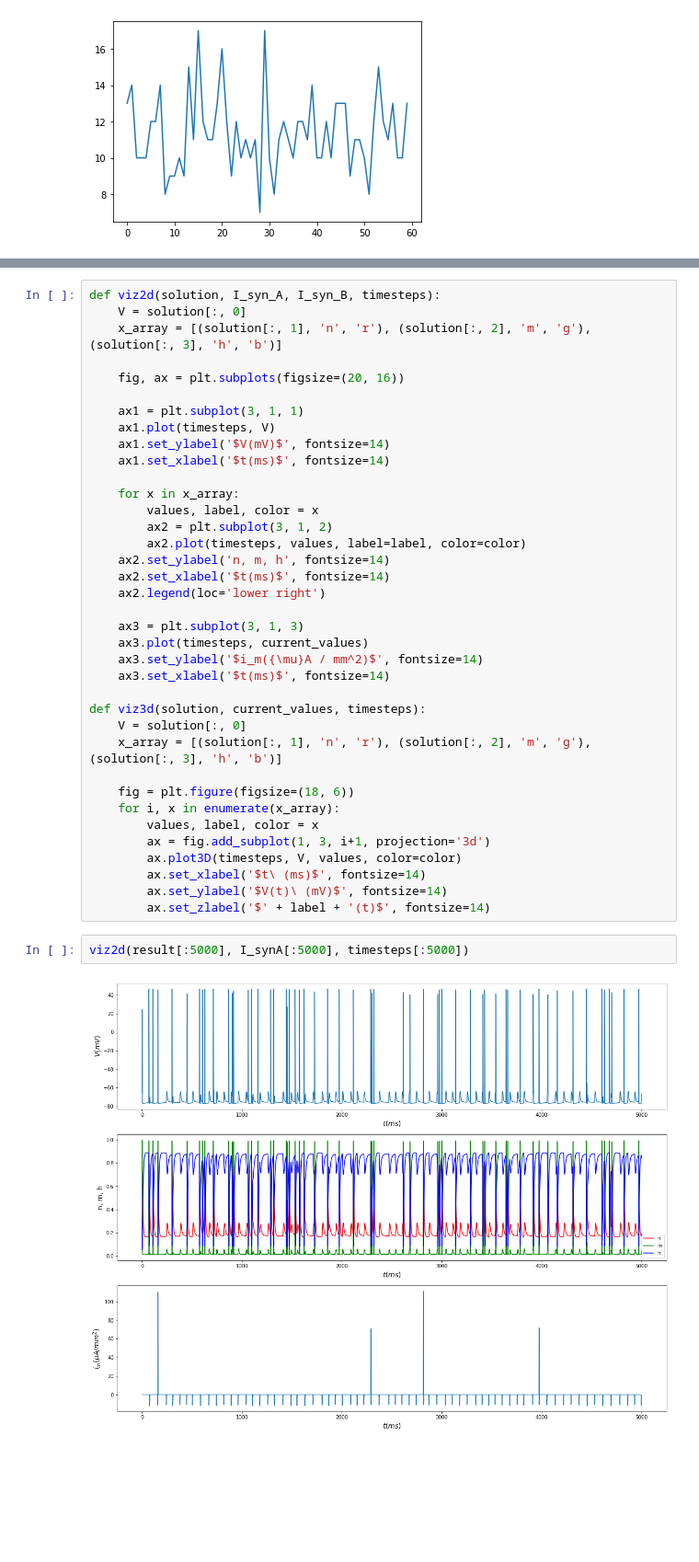
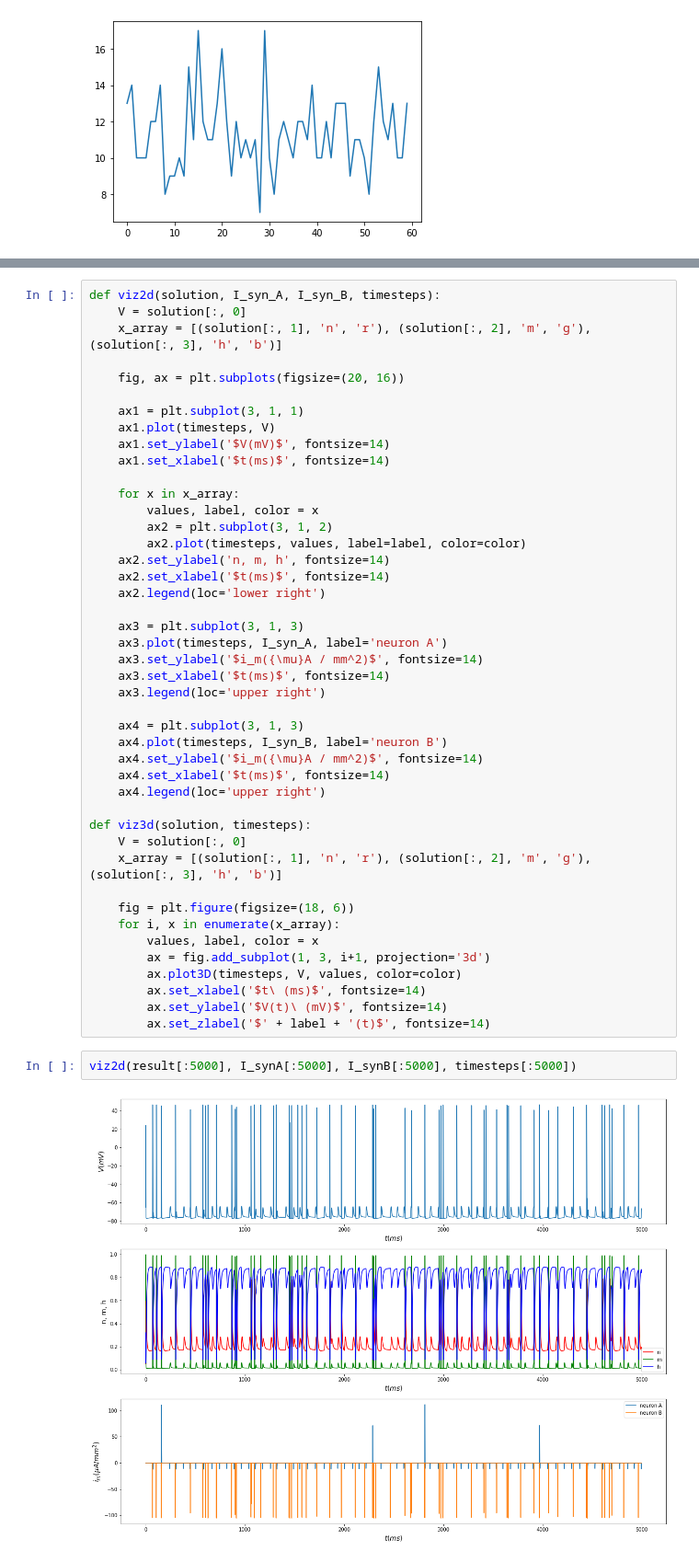
Before and after one commit to georgepsh/ComputationalNeuroscience, a Jupyter notebook: SaveTheKitten.ipynb, the cells around one changed output, grey strips where cells are left out. Shown at 92% size. Saved outputs shown, nothing was run; the diff lists cells and outputs as text; blank space fills up the shorter version.

Commit message:
Check if kitten survived + better plots

```diff
--- a/SaveTheKitten.ipynb
+++ b/SaveTheKitten.ipynb
@@ -338,11 +341,18 @@ def viz2d(solution, I_syn_A, I_syn_B, timesteps):
     ax2.legend(loc='lower right')
 
     ax3 = plt.subplot(3, 1, 3)
-    ax3.plot(timesteps, current_values)
+    ax3.plot(timesteps, I_syn_A, label='neuron A')
     ax3.set_ylabel('$i_m({\mu}A / mm^2)$', fontsize=14)
     ax3.set_xlabel('$t(ms)$', fontsize=14)
+    ax3.legend(loc='upper right')
 
-def viz3d(solution, current_values, timesteps):
+    ax4 = plt.subplot(3, 1, 3)
+    ax4.plot(timesteps, I_syn_B, label='neuron B')
+    ax4.set_ylabel('$i_m({\mu}A / mm^2)$', fontsize=14)
+    ax4.set_xlabel('$t(ms)$', fontsize=14)
+    ax4.legend(loc='upper right')
+
+def viz3d(solution, timesteps):
     V = solution[:, 0]
     x_array = [(solution[:, 1], 'n', 'r'), (solution[:, 2], 'm', 'g'), (solution[:, 3], 'h', 'b')]
 
@@ -355,6 +365,6 @@ def viz3d(solution, current_values, timesteps):
         ax.set_ylabel('$V(t)\ (mV)$', fontsize=14)
         ax.set_zlabel('$' + label + '(t)$', fontsize=14)
 # %%
-viz2d(result[:5000], I_synA[:5000], timesteps[:5000])
+viz2d(result[:5000], I_synA[:5000], I_synB[:5000], timesteps[:5000])
 # %% [output]
-[figure, old version]
+[figure, new version]
```
Also changed, not shown: parts of 12 cells of this notebook.
